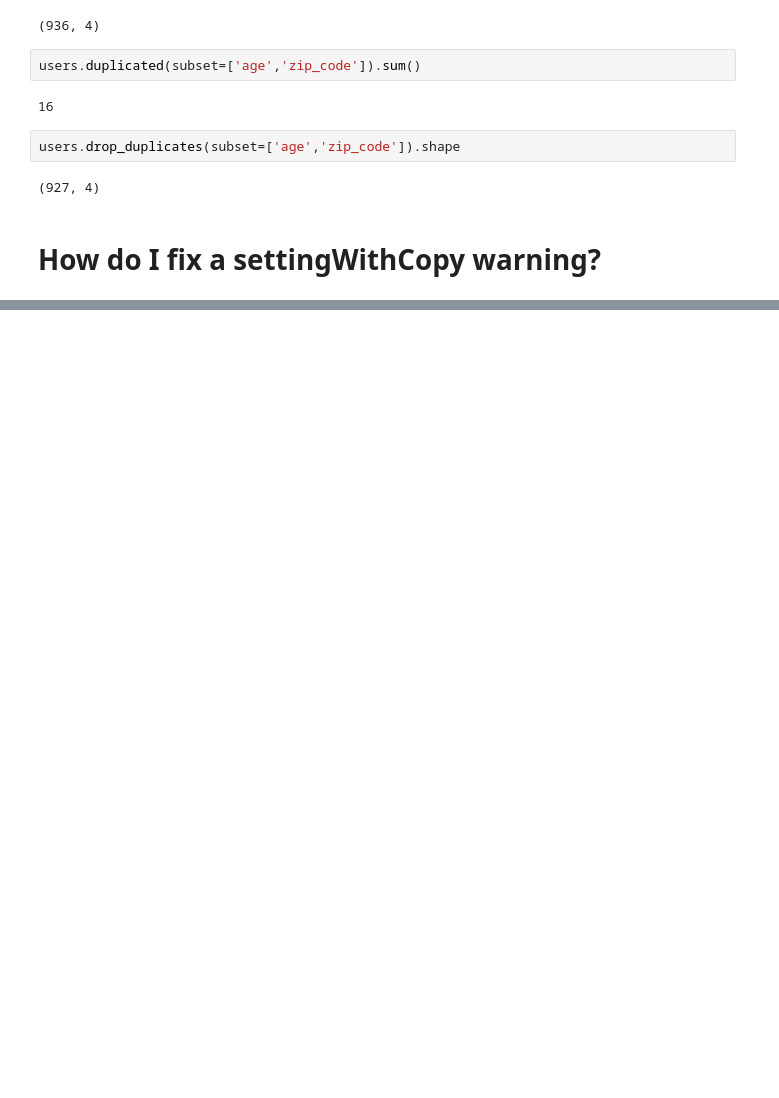
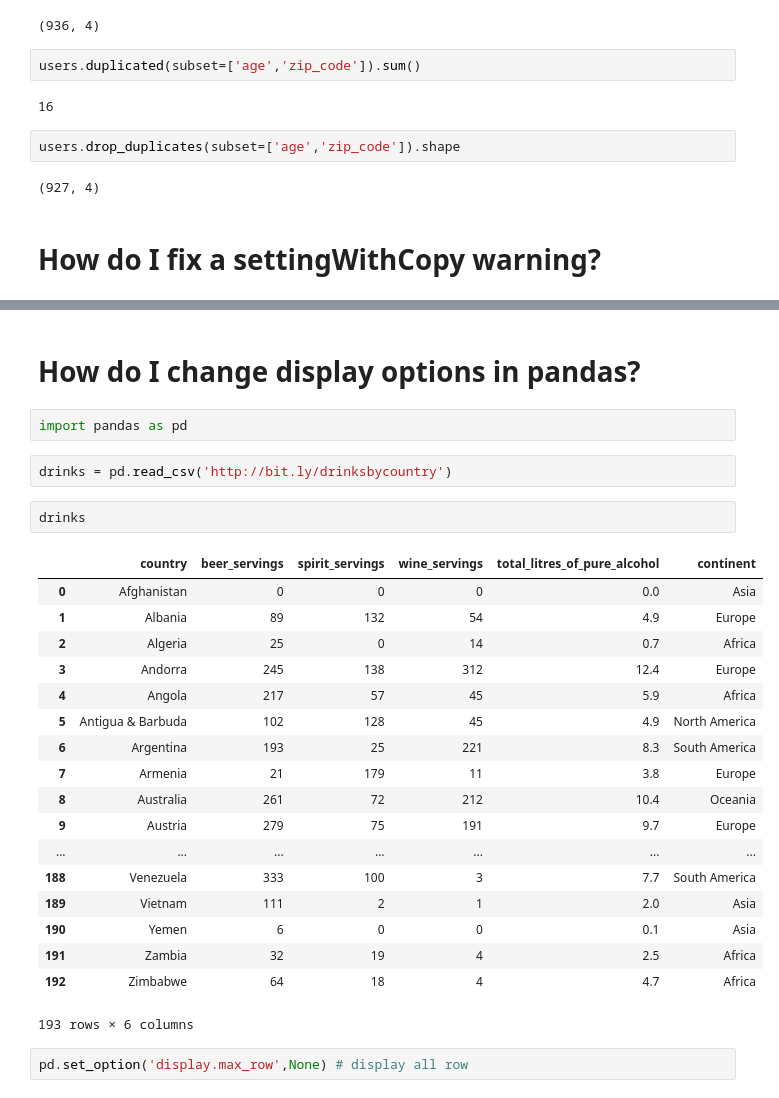
Before and after one commit to Sanjeet-dev/Pandas, a Jupyter notebook: QNAForPandas5.ipynb, the cells around one changed output, grey strips where cells are left out. Cells and saved outputs as stored; diff of their text form; blank space fills up the shorter version.

```diff
--- a/QNAForPandas5.ipynb
+++ b/QNAForPandas5.ipynb
@@ -247,0 +344,29 @@ users.drop_duplicates(subset=['age','zip_code']).shape
+# %% [markdown]
+# How do I change display options in pandas?
+# %%
+import pandas as pd
+# %%
+drinks = pd.read_csv('http://bit.ly/drinksbycountry')
+# %%
+drinks
+# %% [output]
+|  | country | beer_servings | spirit_servings | wine_servings | total_litres_of_pure_alcohol | continent |
+| 0 | Afghanistan | 0 | 0 | 0 | 0.0 | Asia |
+| 1 | Albania | 89 | 132 | 54 | 4.9 | Europe |
+| 2 | Algeria | 25 | 0 | 14 | 0.7 | Africa |
+| 3 | Andorra | 245 | 138 | 312 | 12.4 | Europe |
+| 4 | Angola | 217 | 57 | 45 | 5.9 | Africa |
+| 5 | Antigua & Barbuda | 102 | 128 | 45 | 4.9 | North America |
+| 6 | Argentina | 193 | 25 | 221 | 8.3 | South America |
+| 7 | Armenia | 21 | 179 | 11 | 3.8 | Europe |
+| 8 | Australia | 261 | 72 | 212 | 10.4 | Oceania |
+| 9 | Austria | 279 | 75 | 191 | 9.7 | Europe |
+| ... | ... | ... | ... | ... | ... | ... |
+| 188 | Venezuela | 333 | 100 | 3 | 7.7 | South America |
+| 189 | Vietnam | 111 | 2 | 1 | 2.0 | Asia |
+| 190 | Yemen | 6 | 0 | 0 | 0.1 | Asia |
+| 191 | Zambia | 32 | 19 | 4 | 2.5 | Africa |
+| 192 | Zimbabwe | 64 | 18 | 4 | 4.7 | Africa |
+193 rows × 6 columns
+# %%
+pd.set_option('display.max_row',None) # display all row
```
Also changed, not shown: parts of 33 cells of this notebook, 8 other files.
